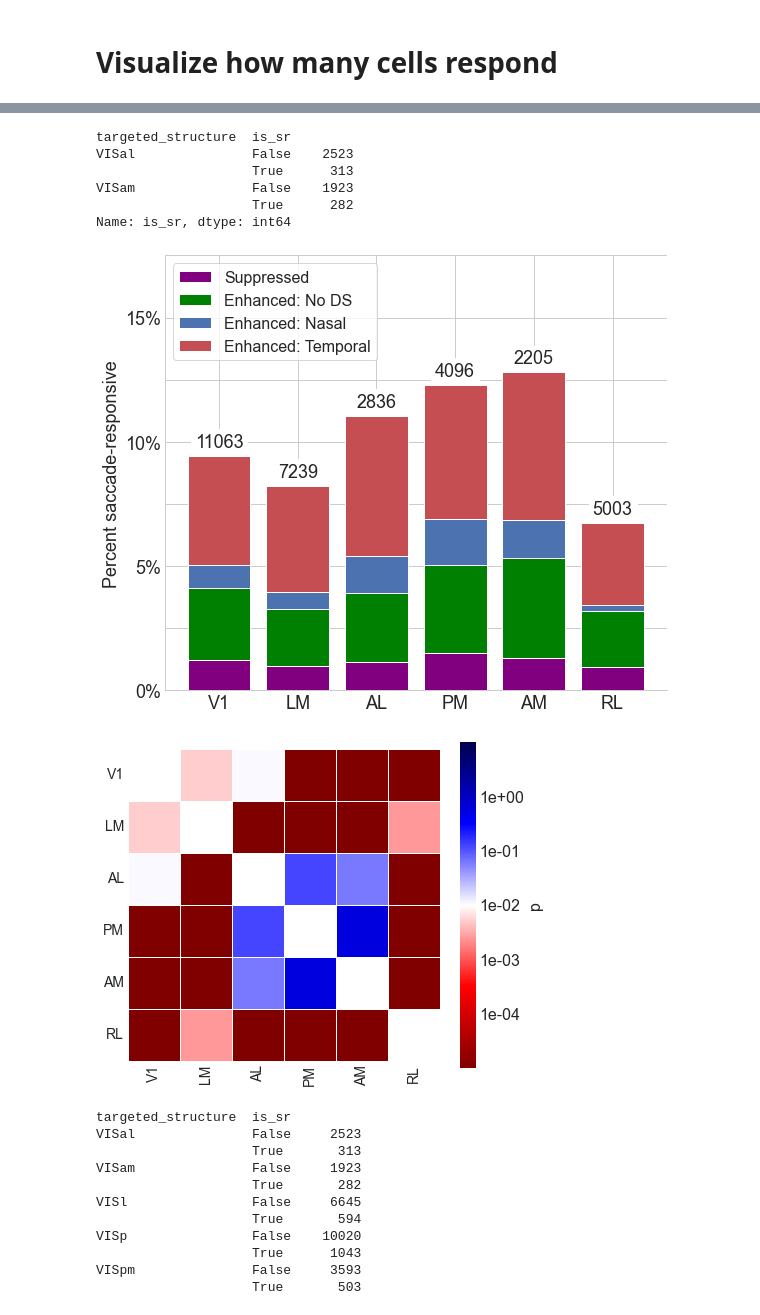
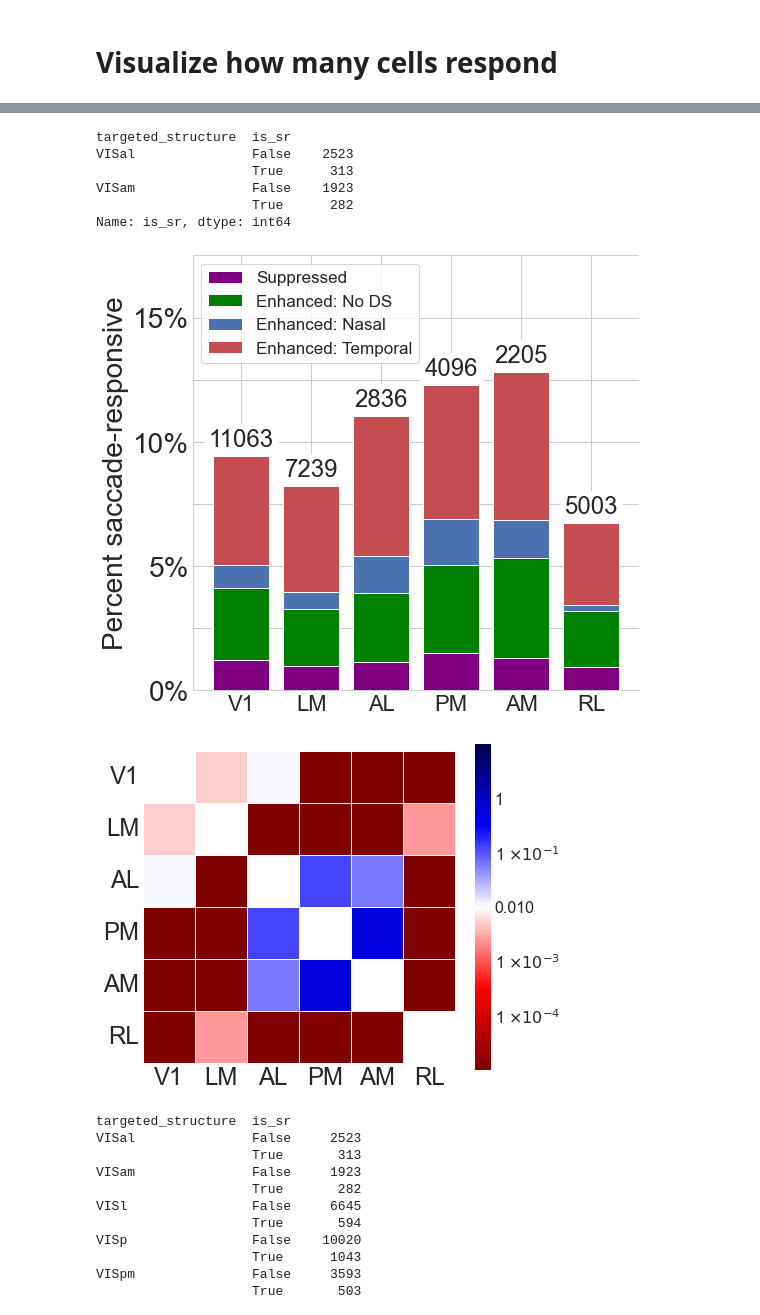
Before and after one commit to AllenInstitute/visual-coding-saccades, a Jupyter notebook: analysis/analyze_cell_responses.ipynb, the cells around one changed output, grey strips where cells are left out. Drawn from its saved outputs; the diff is of its cells as text; code cells hidden in the pictures.

```diff
--- a/analysis/analyze_cell_responses.ipynb
+++ b/analysis/analyze_cell_responses.ipynb
@@ -79,0 +148,4 @@ df_cre_info.head(-1)
+# %%
+df = cells[(cells["response_classification"] == 1) & (cells.ranksum_p_by_direction < 0.05)]
+fig, ax = plt.subplots(figsize=(10, 6), facecolor="white")
+ax.hist(df.mean_right_response - df.mean_left_response, bins=np.linspace(-0.25, 0.25, 25))
@@ -340,19 +665,29 @@ with plt.style.context("seaborn-whitegrid"):
     for sr_label, color in SR_LABELS:
         if sr_label == "No response": continue
         heights = []
+        excitatory = []
         for cre in CRE_ORDERING:
             heights.append(df[cre][sr_label] if sr_label in df[cre] else 0)
-        ax.bar(CRE_ORDERING, heights, bottom=bottom, label=sr_label, color=color)
+            cre_line = match_cre_line(cre)
+            excitatory.append(cre_line.is_excitatory)
+
+        bar_container = ax.bar(CRE_ORDERING, heights, bottom=bottom, label=sr_label, color=color)
+
+        for patch, is_excitatory in zip(bar_container.patches, excitatory):
+            if not is_excitatory:
+                # patch.set_hatch("ooo")
+                patch.set_alpha(0.5)
+
         bottom = heights if bottom is None else bottom + np.array(heights)
 
-    ax.legend(fontsize=16, frameon=True, loc="upper left")
-    plt.setp(ax.get_xticklabels(), fontsize=18, rotation=90)
+    ax.legend(fontsize=22, frameon=True, loc="upper left")
+    plt.setp(ax.get_xticklabels(), fontsize=26, rotation=90)
     ax.set_xlabel("")
     ax.set_ylim(0, 0.2)
     yticks = [0, 2.5, 5, 7.5, 10, 12.5, 15, 17.5, 20, 22.5, 25]
     ax.set_yticks([tick/100 for tick in yticks])
-    ax.set_yticklabels([f"{tick}%" if int(tick) == tick else None for tick in yticks], fontsize=18)
-    ax.set_ylabel("Percent saccade-responsive", fontsize=18)
+    ax.set_yticklabels([f"{tick}%" if int(tick) == tick else None for tick in yticks], fontsize=26)
+    ax.set_ylabel("Percent saccade-responsive", fontsize=26)
     ax.spines["top"].set_visible(False)
     ax.spines["right"].set_visible(False)
 
@@ -360,14 +695,14 @@ with plt.style.context("seaborn-whitegrid"):
     #     text.set_bbox(dict(facecolor=match_cre_line(cre).color, alpha=0.5))
 
     bar_labels = [np.sum(cells[CRE_PLOT_KEY] == cre) for cre in CRE_ORDERING]
-    ax.bar_label(ax.containers[-1], labels=bar_labels, fmt="%d", padding=8, fontsize=16, backgroundcolor="w")
+    ax.bar_label(ax.containers[-1], labels=bar_labels, fmt="%d", padding=8, fontsize=20, backgroundcolor="w")
     savefig(fig, "fraction_responsive_by_cre.png")
 
     # Generate probability matrix
     p_matrix = np.zeros((len(CRE_ORDERING), len(CRE_ORDERING)), dtype=float)
     counts = cells.groupby(CRE_PLOT_KEY)["is_sr"].value_counts()
 
-    print(counts.head(4))
+    print(counts.head(-1))
 
     for i in range(len(CRE_ORDERING)):
         p_matrix[i,i] = np.nan
@@ -379,6 +714,6 @@ with plt.style.context("seaborn-whitegrid"):
             p_val = stats.chi2_contingency(observed)[1]
             p_matrix[i,j] = p_matrix[j,i] = p_val
 
-    fig, ax = heatmap_log_proba_plot(p_matrix, ticklabels=CRE_ORDERING, title=f"", figsize=(10, 8))
+    fig, ax = heatmap_log_proba_plot(p_matrix, ticklabels=CRE_ORDERING, title=f"", ticklabelfontsize=22, figsize=(10, 8))
     savefig(fig, "sr_by_cre_proba.png")
 # %% [output]
@@ -393,6 +739,6 @@ Name: is_sr, dtype: int64
 # %%
 with plt.style.context("seaborn-whitegrid"):
-    fig, ax = plt.subplots(figsize=(9, 8), facecolor="white")
+    fig, ax = plt.subplots(figsize=(8, 8), facecolor="white")
     bottom = None
     df = cells["sr_label"].groupby(cells["targeted_structure"]).value_counts(normalize=True)
     areas = [AREA_ABBREV[area] for area in AREA_ORDERING]
@@ -409,47 +755,47 @@ with plt.style.context("seaborn-whitegrid"):
     # ax.bar(agg_tips.index, agg_tips['Female'], bottom=agg_tips['Male'],
     # label='Female')
     # ax.set_title('Tips by Day and Gender')
-    ax.legend(fontsize=16, frameon=True, loc="upper left")
-    plt.setp((ax.get_xticklabels(), ax.get_yticklabels()), fontsize=18)
+    ax.legend(fontsize=17, frameon=True, loc="upper left")
+    plt.setp((ax.get_xticklabels(), ax.get_yticklabels()), fontsize=22)
     ax.set_xlabel("")
     yticks = [0, 2.5, 5, 7.5, 10, 12.5, 15, 17.5]
     ax.set_yticks([tick/100 for tick in yticks])
-    ax.set_yticklabels([f"{tick}%" if int(tick) == tick else None for tick in yticks], fontsize=18)
-    ax.set_ylabel("Percent saccade-responsive", fontsize=18)
+    ax.set_yticklabels([f"{tick}%" if int(tick) == tick else None for tick in yticks], fontsize=28)
+    ax.set_ylabel("Percent saccade-responsive", fontsize=28)
 
     bar_labels = [np.sum(cells["targeted_structure"] == area) for area in AREA_ORDERING]
-    ax.bar_label(ax.containers[-1], labels=bar_labels, fmt="{}", padding=5, fontsize=18, backgroundcolor="w")
+    ax.bar_label(ax.containers[-1], labels=bar_labels, fmt="{}", padding=5, fontsize=24, backgroundcolor="w")
     ax.spines["top"].set_visible(False)
     ax.spines["right"].set_visible(False)
     savefig(fig, "fraction_responsive_by_area.png")
 
     # Generate probability matrix
     p_matrix = np.zeros((len(AREA_ORDERING), len(AREA_ORDERING)), dtype=float)
     counts = cells.groupby("targeted_structure")["is_sr"].value_counts()
 
     print(counts.head(4))
 
     for i in range(len(AREA_ORDERING)):
         p_matrix[i,i] = np.nan
         for j in range(i+1, len(AREA_ORDERING)):
             observed = [
                 [counts[AREA_ORDERING[i]][True], counts[AREA_ORDERING[i]][False]],
                 [counts[AREA_ORDERING[j]][True], counts[AREA_ORDERING[j]][False]]
             ]
             p_val = stats.chi2_contingency(observed)[1]
             p_matrix[i,j] = p_matrix[j,i] = p_val
 
-    fig, ax = heatmap_log_proba_plot(p_matrix, ticklabels=areas, title=f"", figsize=(7, 6))
+    fig, ax = heatmap_log_proba_plot(p_matrix, ticklabels=areas, title=f"", figsize=(7, 6), ticklabelfontsize=24, xticklabelrotation=0)
     savefig(fig, "sr_by_area_proba.png")
 # %% [output]
 targeted_structure  is_sr
 VISal               False    2523
                     True      313
 VISam               False    1923
                     True      282
 Name: is_sr, dtype: int64
-[figure, old version]
+[figure, new version]
-[figure, old version]
+[figure, new version]
 # %%
 cells["is_sr"].groupby(cells["targeted_structure"]).value_counts(normalize=False)
 # %% [output]
```
Also changed, not shown: parts of 56 cells of this notebook, 16 other files.
